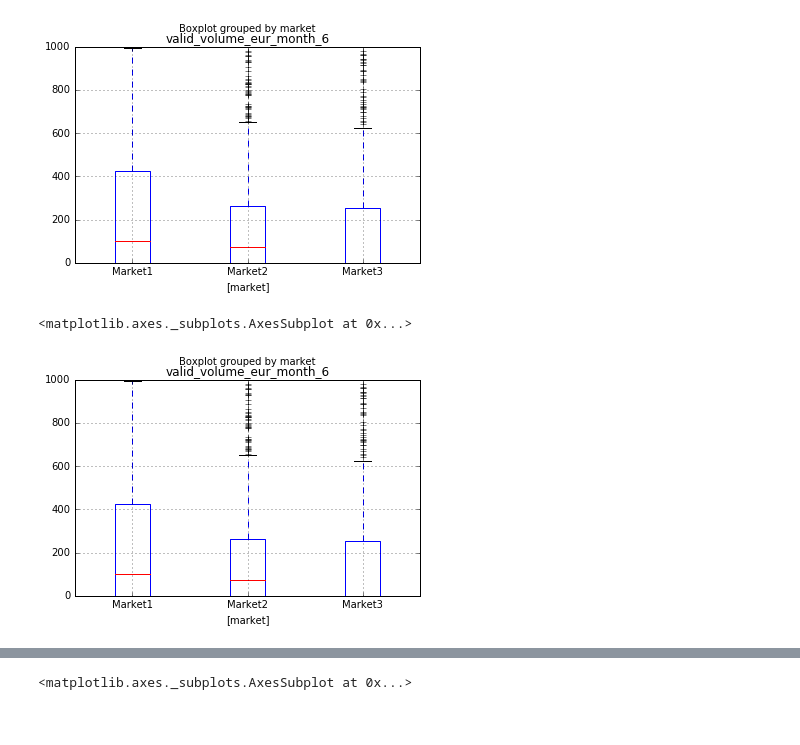
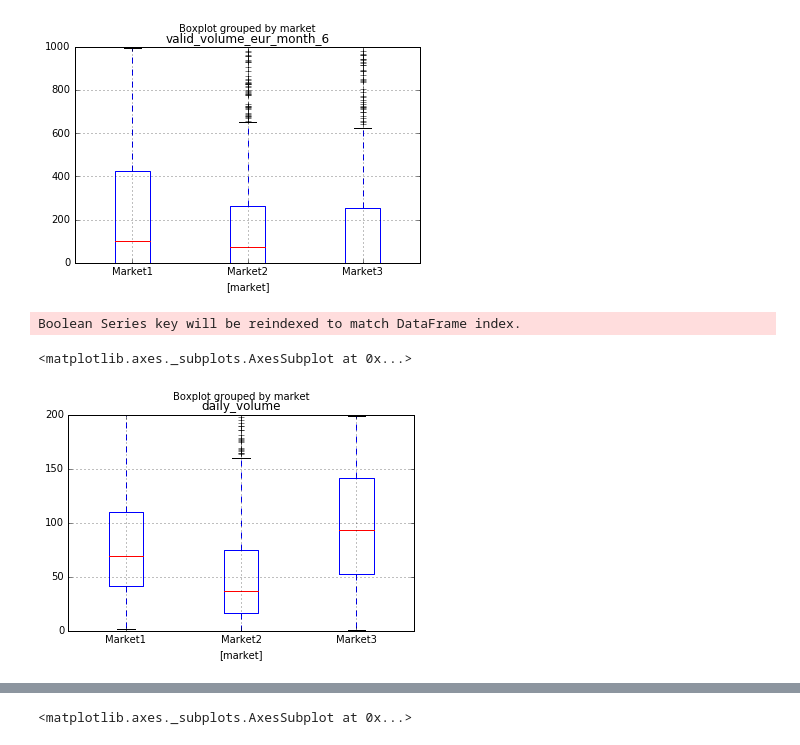
Before and after one commit to yitongl/AnalysisVisualization, a Jupyter notebook: Market_analysis.ipynb, the cells around one changed output, grey strips where cells are left out. Cells and saved outputs as stored; diff of their text form; code cells hidden in the pictures.

```diff
--- a/Market_analysis.ipynb
+++ b/Market_analysis.ipynb
@@ -94,10 +94,11 @@ data[data.valid_volume_eur_month_6<1000].boxplot(by=['market'], column='valid_vo
 <matplotlib.axes._subplots.AxesSubplot at 0x...>
 [figure]
 # %%
-data[data.valid_volume_eur_month_6<1000].boxplot(by=['market'], column='valid_volume_eur_month_6')
+data[data.daily_volume<200][data.valid_volume_eur_month_6!=0].boxplot(by=['market'], column='daily_volume')
 # %% [output]
-<matplotlib.axes._subplots.AxesSubplot at 0x...>
+Boolean Series key will be reindexed to match DataFrame index.
+<matplotlib.axes._subplots.AxesSubplot at 0x...>
-[figure, old version]
+[figure, new version]
 # %%
 # valid_volume_eur_month_6 vs. segment per market
 
```
Also changed, not shown: parts of 11 cells of this notebook.
